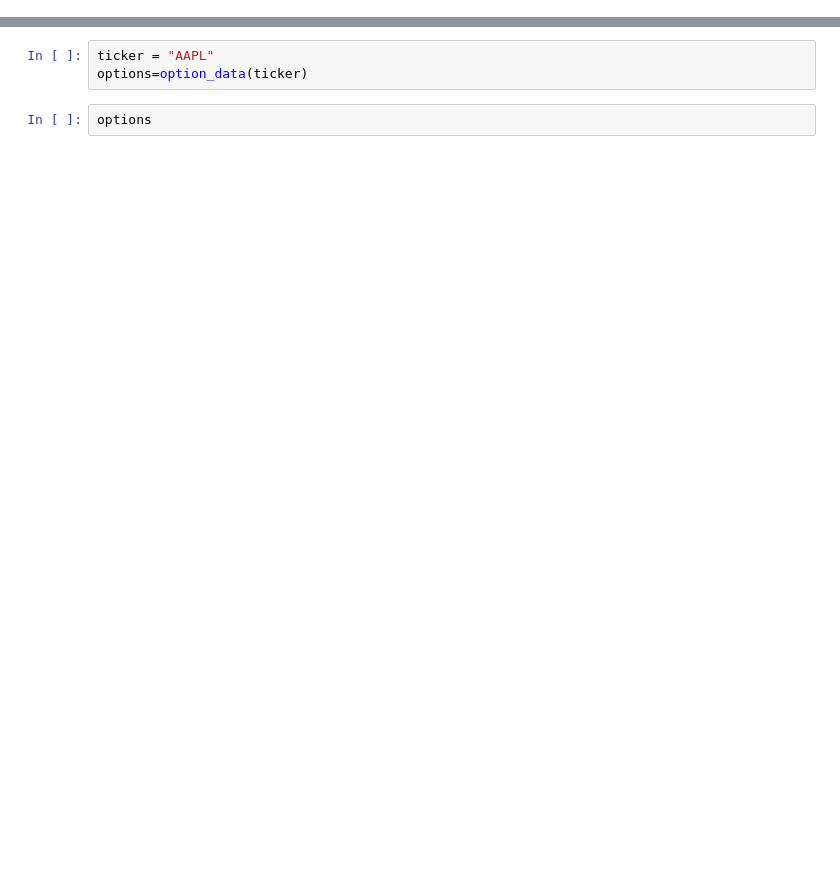
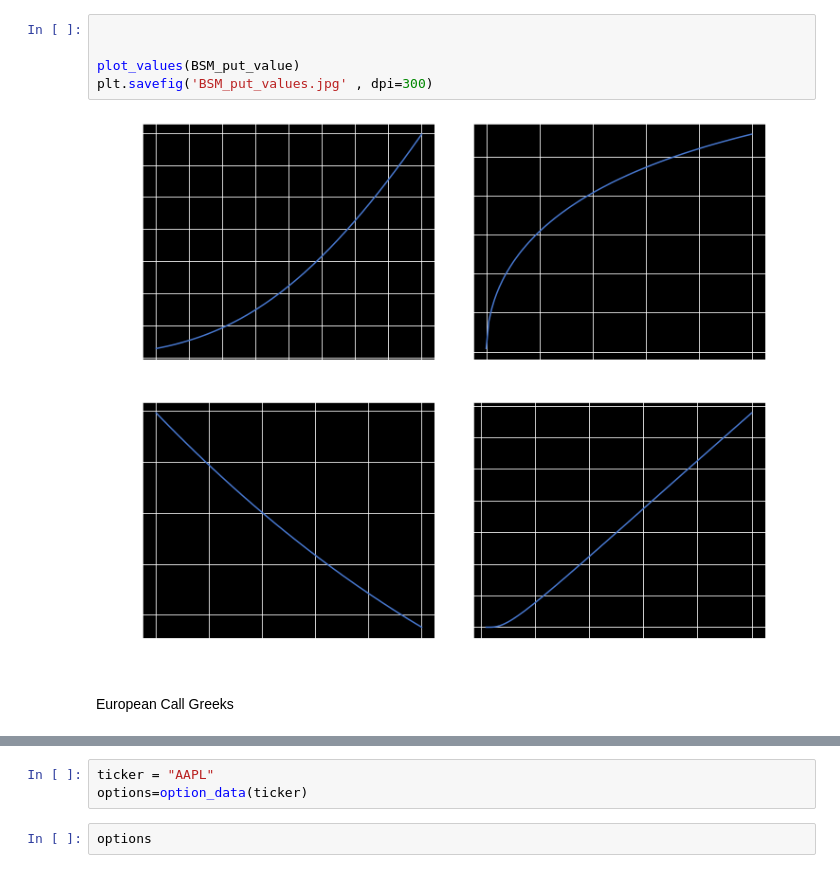
Before and after one commit to Moccazio/Know_Your_Options, a Jupyter notebook: Chapter1-Introduction/Medium/Know_Your_Options.ipynb, the cells around one changed output, grey strips where cells are left out. Drawn from its saved outputs; the diff is of its cells as text; blank space fills up the shorter version.

```diff
--- a/Chapter1-Introduction/Medium/Know_Your_Options.ipynb
+++ b/Chapter1-Introduction/Medium/Know_Your_Options.ipynb
@@ -9,0 +23,9 @@ from yahoo_fin.stock_info import get_quote_table
+# %%
+
+
+plot_values(BSM_put_value)
+plt.savefig('BSM_put_values.jpg' , dpi=300)
+# %% [output]
+[figure, added]
+# %% [markdown]
+European Call Greeks
```
Also changed, not shown: parts of 10 cells of this notebook.
